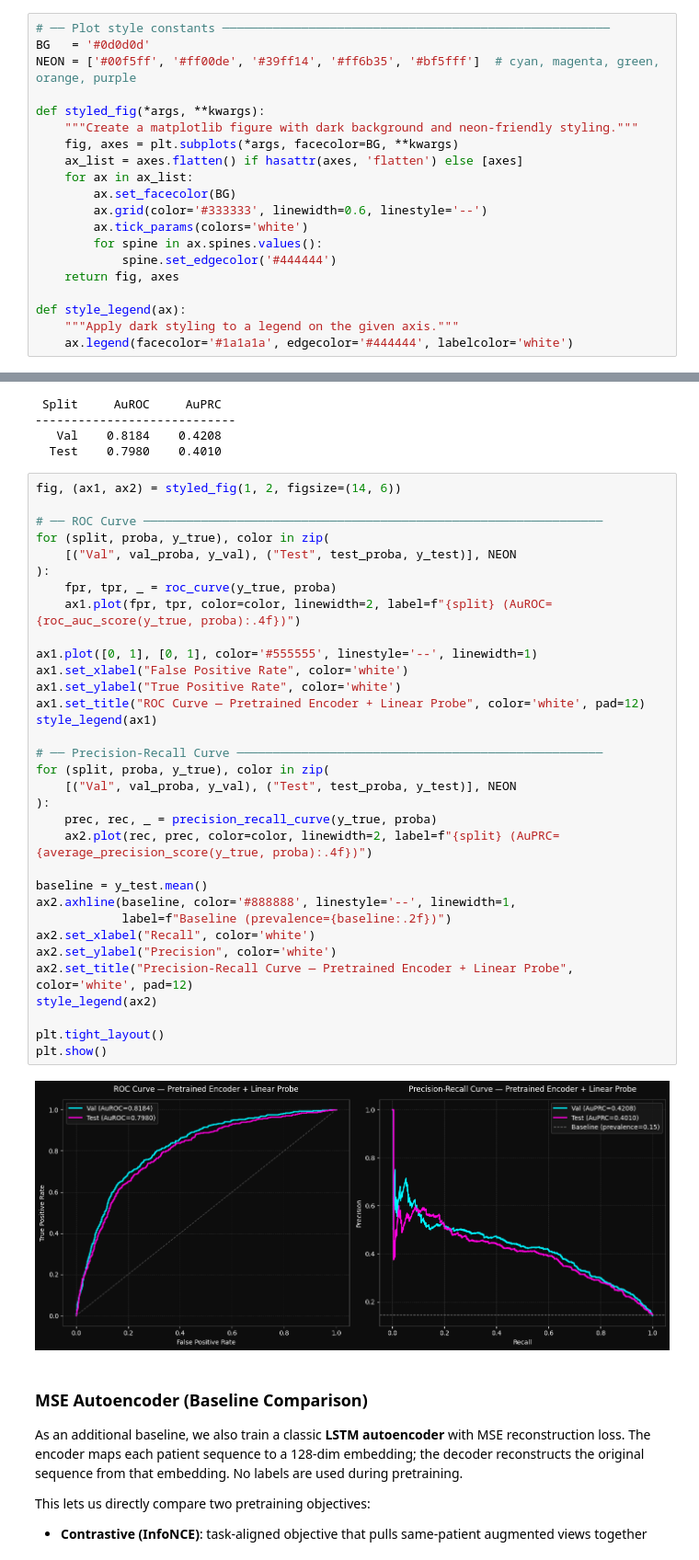
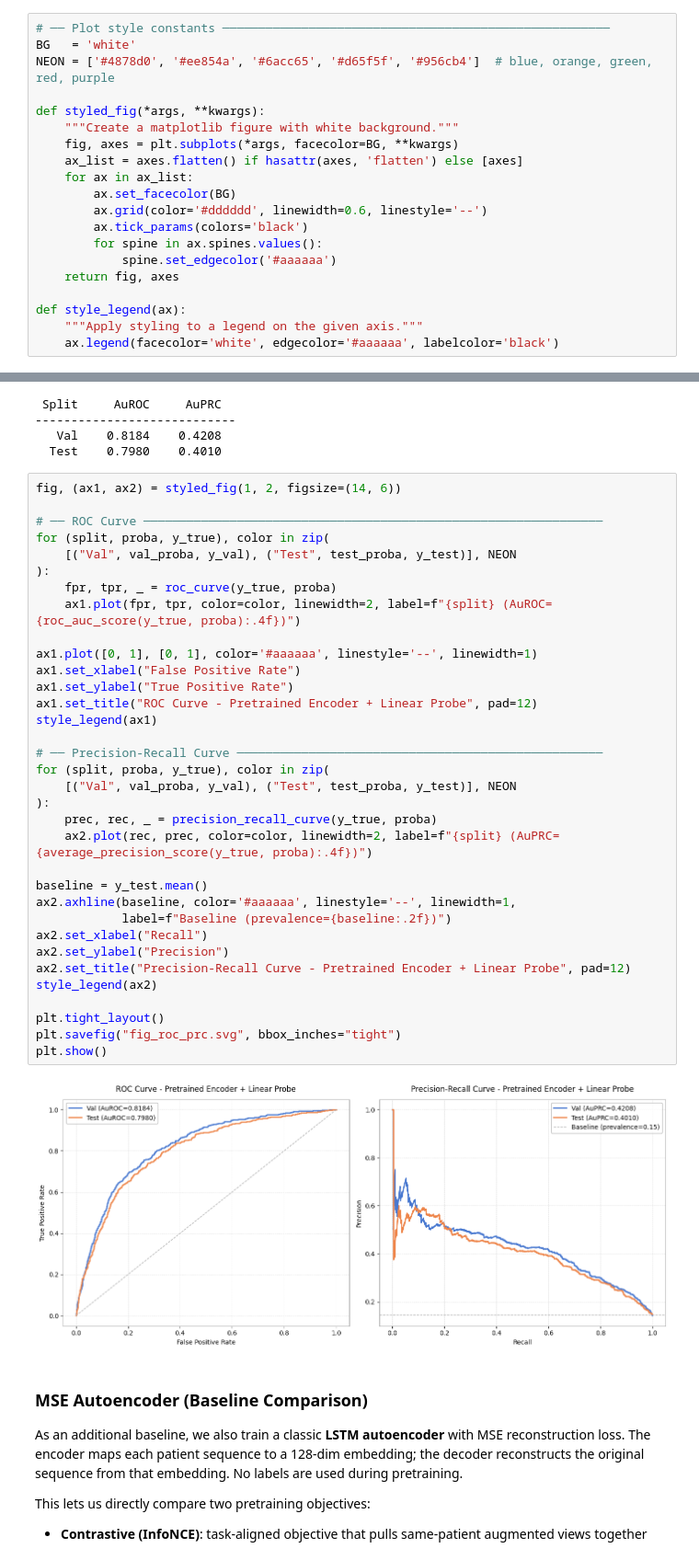
Before and after one commit to kathalikren/Machine-Learning-for-Health-Care, a Jupyter notebook: exercise_3.ipynb, the cells around one changed output, grey strips where cells are left out. Shown at 92% size. Drawn from its saved outputs; the diff is of its cells as text.

```diff
--- a/exercise_3.ipynb
+++ b/exercise_3.ipynb
@@ -34,24 +34,24 @@ torch.backends.cudnn.deterministic = True
 torch.backends.cudnn.benchmark = False
 # %%
 # ── Plot style constants ──────────────────────────────────────────────────────
-BG   = '#0d0d0d'
-NEON = ['#00f5ff', '#ff00de', '#39ff14', '#ff6b35', '#bf5fff']  # cyan, magenta, green, orange, purple
+BG   = 'white'
+NEON = ['#4878d0', '#ee854a', '#6acc65', '#d65f5f', '#956cb4']  # blue, orange, green, red, purple
 
 def styled_fig(*args, **kwargs):
-    """Create a matplotlib figure with dark background and neon-friendly styling."""
+    """Create a matplotlib figure with white background."""
     fig, axes = plt.subplots(*args, facecolor=BG, **kwargs)
     ax_list = axes.flatten() if hasattr(axes, 'flatten') else [axes]
     for ax in ax_list:
         ax.set_facecolor(BG)
-        ax.grid(color='#333333', linewidth=0.6, linestyle='--')
-        ax.tick_params(colors='white')
+        ax.grid(color='#dddddd', linewidth=0.6, linestyle='--')
+        ax.tick_params(colors='black')
         for spine in ax.spines.values():
-            spine.set_edgecolor('#444444')
+            spine.set_edgecolor('#aaaaaa')
     return fig, axes
 
 def style_legend(ax):
-    """Apply dark styling to a legend on the given axis."""
-    ax.legend(facecolor='#1a1a1a', edgecolor='#444444', labelcolor='white')
+    """Apply styling to a legend on the given axis."""
+    ax.legend(facecolor='white', edgecolor='#aaaaaa', labelcolor='black')
 # %%
 # 1. Load data
 df_train = pd.read_parquet("processed/set_a_processed.parquet")
@@ -295,38 +296,39 @@ print(f"{'Test':>6}  {roc_auc_score(y_test, test_proba):>8.4f}  {average_precisi
 # %%
 fig, (ax1, ax2) = styled_fig(1, 2, figsize=(14, 6))
 
 # ── ROC Curve ────────────────────────────────────────────────────────────────
 for (split, proba, y_true), color in zip(
     [("Val", val_proba, y_val), ("Test", test_proba, y_test)], NEON
 ):
     fpr, tpr, _ = roc_curve(y_true, proba)
     ax1.plot(fpr, tpr, color=color, linewidth=2, label=f"{split} (AuROC={roc_auc_score(y_true, proba):.4f})")
 
-ax1.plot([0, 1], [0, 1], color='#555555', linestyle='--', linewidth=1)
-ax1.set_xlabel("False Positive Rate", color='white')
-ax1.set_ylabel("True Positive Rate", color='white')
-ax1.set_title("ROC Curve — Pretrained Encoder + Linear Probe", color='white', pad=12)
+ax1.plot([0, 1], [0, 1], color='#aaaaaa', linestyle='--', linewidth=1)
+ax1.set_xlabel("False Positive Rate")
+ax1.set_ylabel("True Positive Rate")
+ax1.set_title("ROC Curve - Pretrained Encoder + Linear Probe", pad=12)
 style_legend(ax1)
 
 # ── Precision-Recall Curve ───────────────────────────────────────────────────
 for (split, proba, y_true), color in zip(
     [("Val", val_proba, y_val), ("Test", test_proba, y_test)], NEON
 ):
     prec, rec, _ = precision_recall_curve(y_true, proba)
     ax2.plot(rec, prec, color=color, linewidth=2, label=f"{split} (AuPRC={average_precision_score(y_true, proba):.4f})")
 
 baseline = y_test.mean()
-ax2.axhline(baseline, color='#888888', linestyle='--', linewidth=1,
+ax2.axhline(baseline, color='#aaaaaa', linestyle='--', linewidth=1,
             label=f"Baseline (prevalence={baseline:.2f})")
-ax2.set_xlabel("Recall", color='white')
-ax2.set_ylabel("Precision", color='white')
-ax2.set_title("Precision-Recall Curve — Pretrained Encoder + Linear Probe", color='white', pad=12)
+ax2.set_xlabel("Recall")
+ax2.set_ylabel("Precision")
+ax2.set_title("Precision-Recall Curve - Pretrained Encoder + Linear Probe", pad=12)
 style_legend(ax2)
 
 plt.tight_layout()
+plt.savefig("fig_roc_prc.svg", bbox_inches="tight")
 plt.show()
 # %% [output]
-[figure, old version]
+[figure, new version]
 # %% [markdown]
 ### MSE Autoencoder (Baseline Comparison)
 
```
Also changed, not shown: parts of 6 cells of this notebook, 1 other file.
